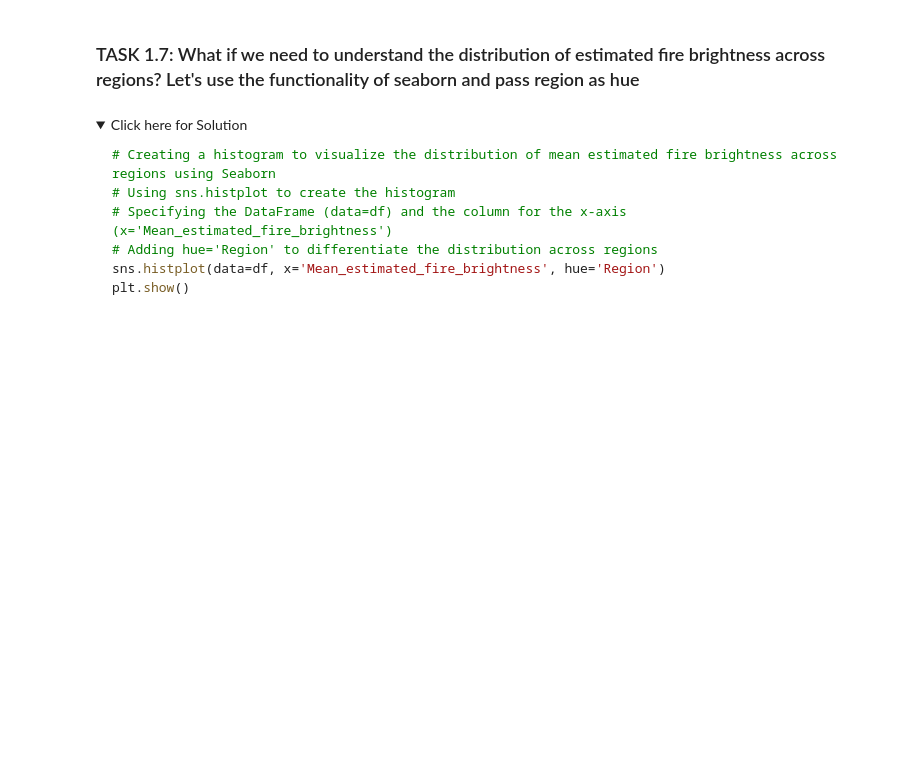
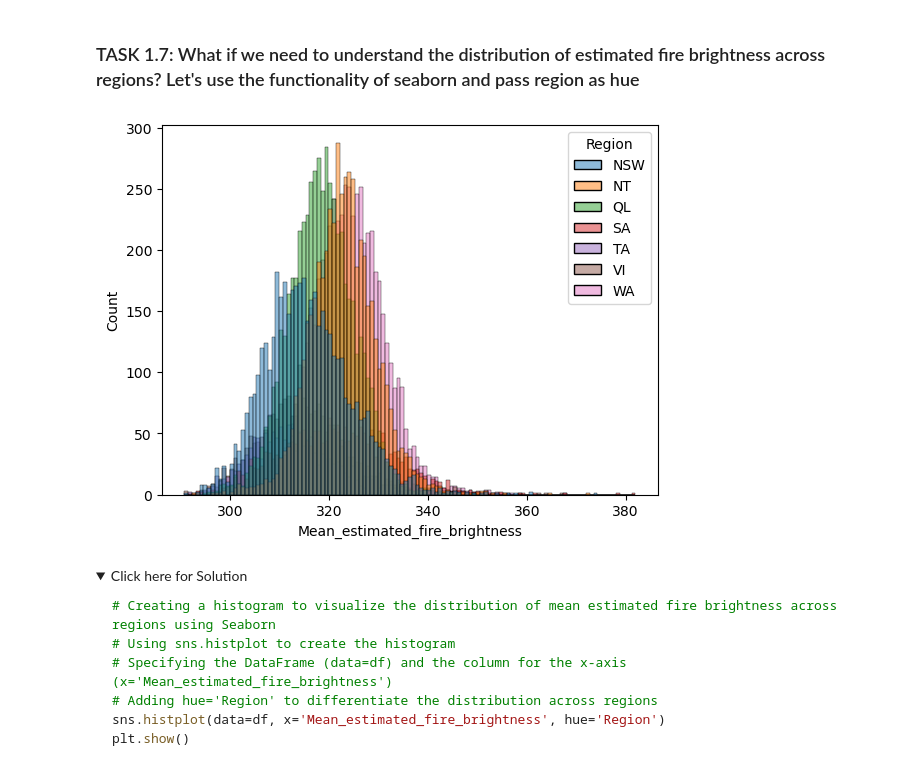
Before and after one commit to eb953/DS, a Jupyter notebook: Practice_Assignment_Part1.jupyterlite.ipynb, the cells around one changed output. Saved outputs shown, nothing was run; the diff lists cells and outputs as text; code cells hidden in the pictures; folded sections open; blank space fills up the shorter version.

```diff
--- a/Practice_Assignment_Part1.jupyterlite.ipynb
+++ b/Practice_Assignment_Part1.jupyterlite.ipynb
@@ -394,6 +435,11 @@ plt.show()
 </details>
 # %% [markdown]
 ### TASK 1.7: What if we need to understand the distribution of estimated fire brightness across regions? Let's use the functionality of seaborn and  pass region as hue
+# %%
+sns.histplot(data=df, x='Mean_estimated_fire_brightness', hue='Region')
+plt.show()
+# %% [output]
+[figure, added]
 # %% [markdown]
 <details>
     <summary>Click here for Solution</summary>
```
Also changed, not shown: parts of 12 cells of this notebook.
